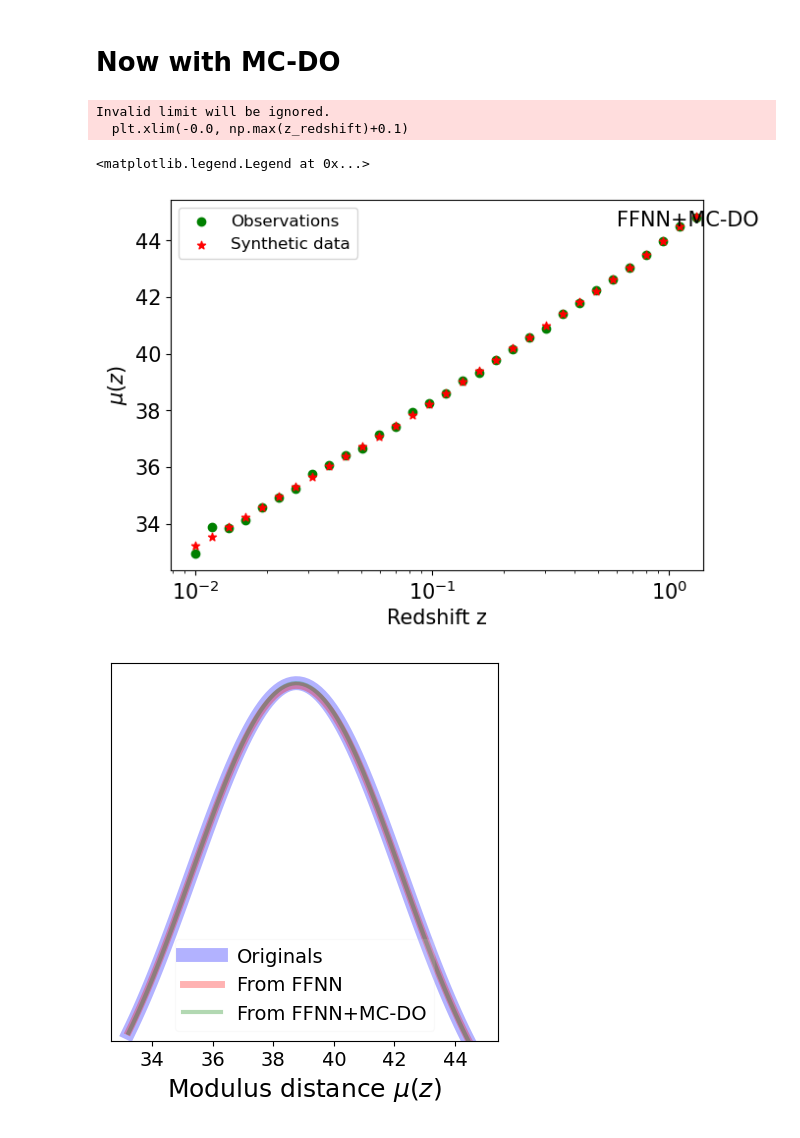
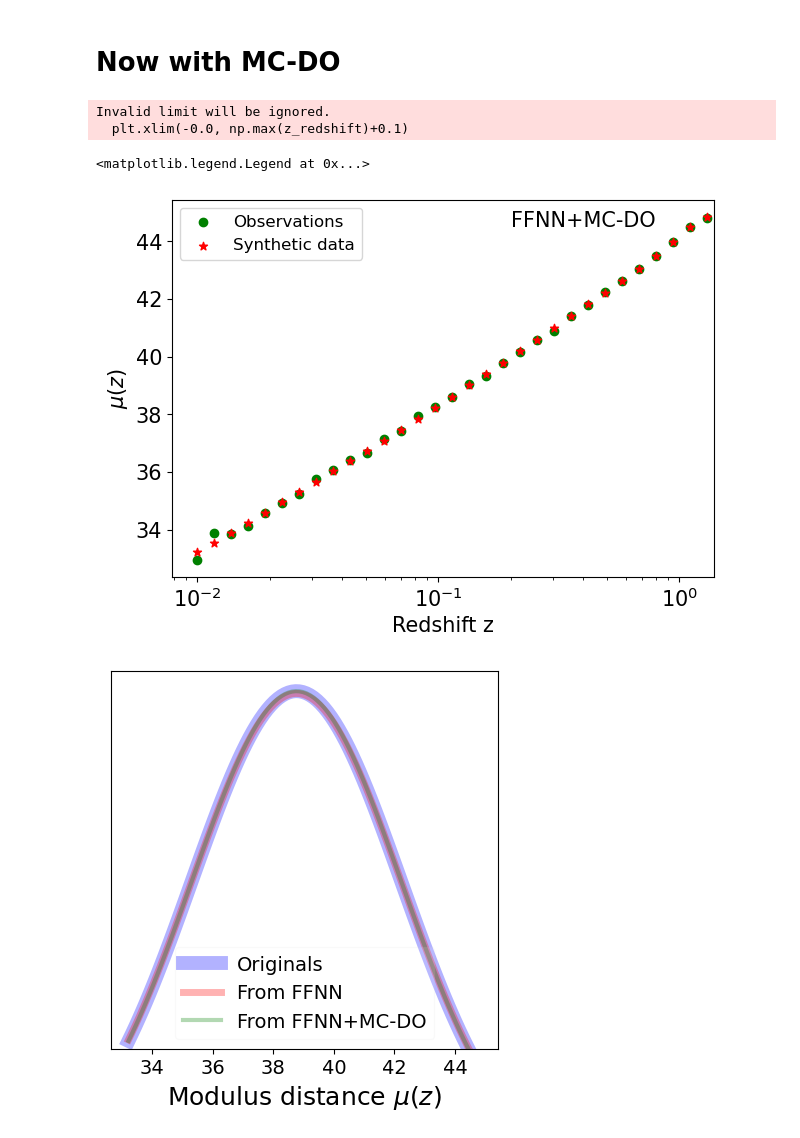
Before and after one commit to igomezv/crann, a Jupyter notebook: loadANNjla.ipynb, the cells around one changed output. Cells and saved outputs as stored; diff of their text form; code cells hidden in the pictures.

```diff
--- a/loadANNjla.ipynb
+++ b/loadANNjla.ipynb
@@ -304,22 +304,22 @@ fake_data = np.stack((zpoints[index], dlfake_do.reshape(31,)[index]), axis=1)
 # %%
 plt.figure(figsize=(7, 5), dpi=100)
 plt.scatter(z_redshift, dist,c='g', label='Observations')
 plt.scatter(zpoints, dlfake_do, c='r', label='Synthetic data', marker='*')
 
 plt.xscale('log')
 plt.xlabel("Redshift z", fontsize=15)
 plt.ylabel("$\mu(z)$", fontsize=15)
 plt.xlim(-0.0, np.max(z_redshift)+0.1)
 plt.xticks(fontsize=15)
-plt.text(0.6, 44.5, 'FFNN+MC-DO', fontsize=15)
+plt.text(0.2, 44.5, 'FFNN+MC-DO', fontsize=15)
 plt.yticks(fontsize=15)
 # plt.tight_layout()
 plt.legend(fontsize=12)
 # %% [output]
 Invalid limit will be ignored.
   plt.xlim(-0.0, np.max(z_redshift)+0.1)
 <matplotlib.legend.Legend at 0x...>
-[figure, old version]
+[figure, new version]
 # %%
 mean_pred_interpoint_DO = np.mean(dlfake_do)
 std_pred_interpoint_DO = np.std(dlfake_do)
```
Also changed, not shown: parts of 9 cells of this notebook.
